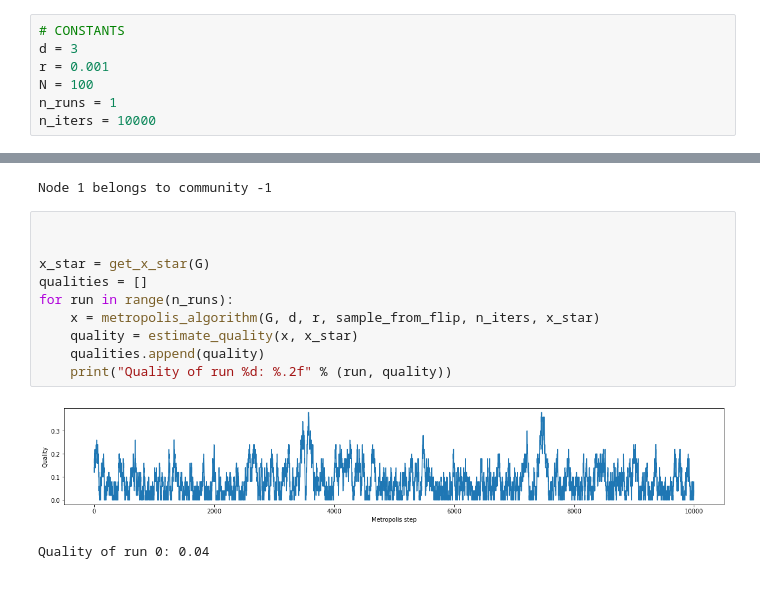
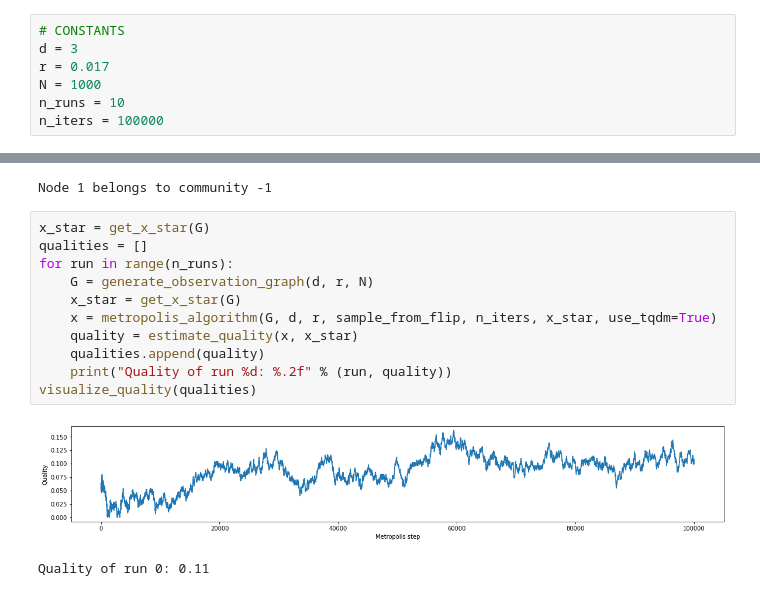
Before and after one commit to davidemazzali/markov-chains-project, a Jupyter notebook: project.ipynb, the cells around one changed output, grey strips where cells are left out. Drawn from its saved outputs; the diff is of its cells as text.

```diff
--- a/project.ipynb
+++ b/project.ipynb
@@ -8,10 +8,10 @@ from tqdm.notebook import tqdm
 # %%
 # CONSTANTS
 d = 3
-r = 0.001
-N = 100
-n_runs = 1
-n_iters = 10000
+r = 0.017
+N = 1000
+n_runs = 10
+n_iters = 100000
 # %%
 G = generate_observation_graph(d, r, N)
 # %%
@@ -23,15 +23,16 @@ print("Node %d belongs to community %s" % (1, get_node_label(G, 1)))
 # %% [output]
 Node 1 belongs to community -1
 # %%
-
-
 x_star = get_x_star(G)
 qualities = []
 for run in range(n_runs):
-    x = metropolis_algorithm(G, d, r, sample_from_flip, n_iters, x_star)
+    G = generate_observation_graph(d, r, N)
+    x_star = get_x_star(G)
+    x = metropolis_algorithm(G, d, r, sample_from_flip, n_iters, x_star, use_tqdm=True)
     quality = estimate_quality(x, x_star)
     qualities.append(quality)
     print("Quality of run %d: %.2f" % (run, quality))
+visualize_quality(qualities)
 # %% [output]
-[figure, old version]
+[figure, new version]
-Quality of run 0: 0.04
+Quality of run 0: 0.11
```
Also changed, not shown: parts of 2 cells of this notebook, 1 other file.
